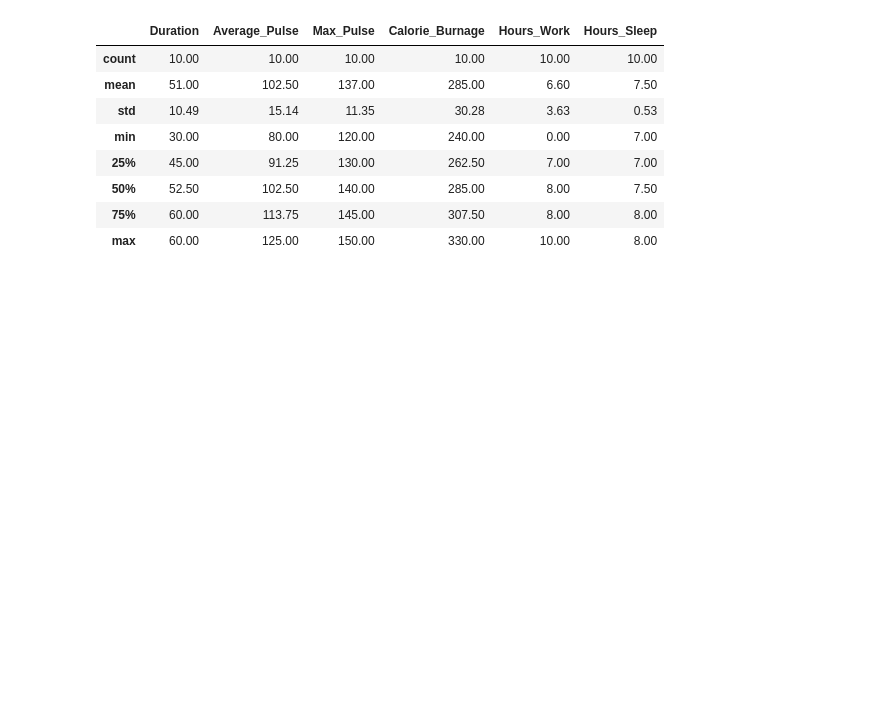
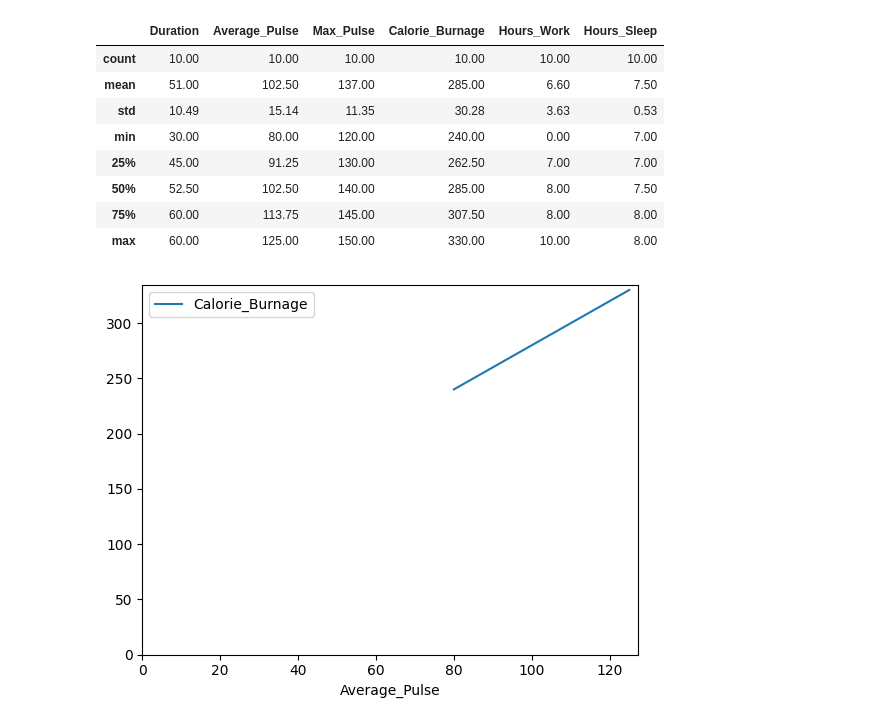
Before and after one commit to nelsonudochukwu/100-Page-Machine-Learning, a Jupyter notebook: machinelearn.ipynb, the cells around one changed output. Drawn from its saved outputs; the diff is of its cells as text; code cells hidden in the pictures; blank space fills up the shorter version.

Commit message:
plot

```diff
--- a/machinelearn.ipynb
+++ b/machinelearn.ipynb
@@ -163,10 +163,22 @@ health_data.describe().round(2)
 # %%
 # y = f(x) = ax + b
 # This function is used to calculate a value for the dependent variable when we choose a value for the independent variable.
 
 # Explanation:
-
 # f(x) = the output (the dependant variable)
 # x = the input (the independant variable)
 # a = slope = is the coefficient of the independent variable. It gives the rate of change of the dependent variable
 # b = intercept = is the value of the dependent variable when x = 0. It is also the point where the diagonal line crosses the vertical axis.
+
+import matplotlib.pyplot as plt
+health_data.plot(x = 'Average_Pulse', y = 'Calorie_Burnage', kind='line')
+plt.ylim(ymin = 0)
+plt.xlim(xmin = 0)
+plt.show()
+
+# The plot() function is used to make a 2D hexagonal binning plot of points x,y
+# kind='line' tells us which type of plot we want. Here, we want to have a straight line
+# plt.ylim() and plt.xlim() tells us what value we want the axis to start on. Here, we want the axis to begin from zero
+# plt.show() shows us the output
+# %% [output]
+[figure, added]
```
